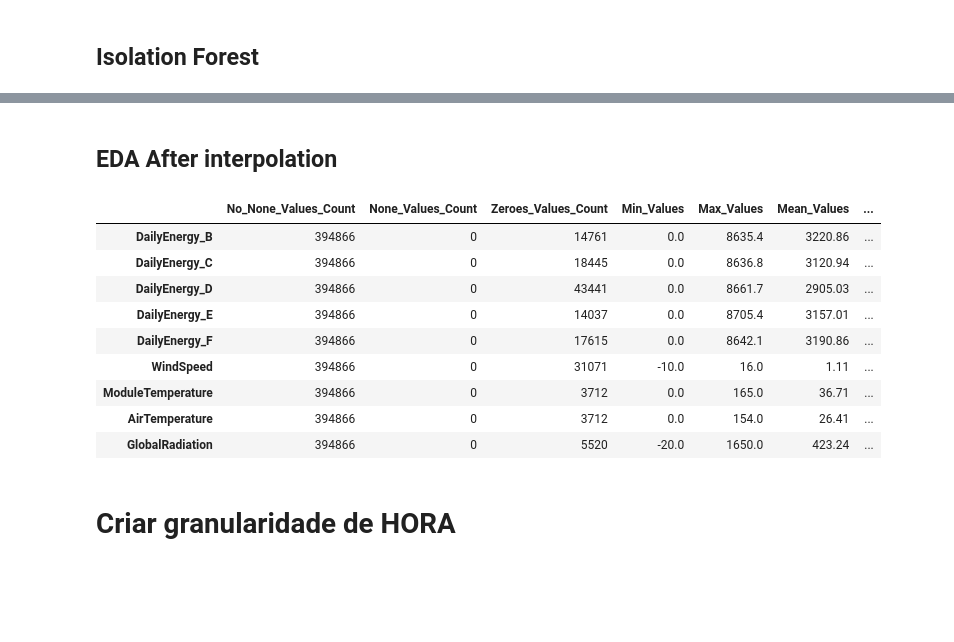
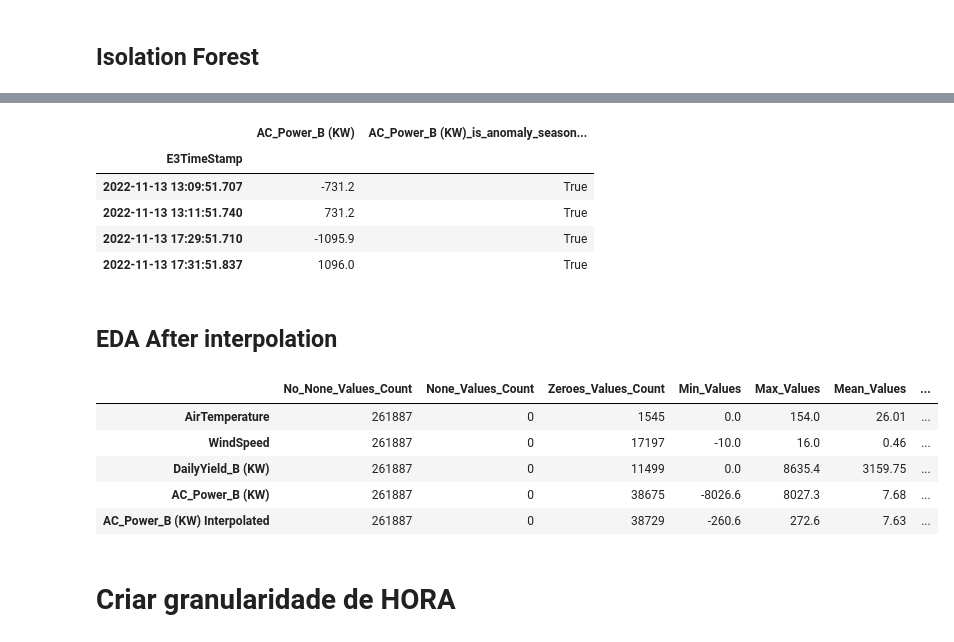
Before and after one commit to luisfernandoagottani/doctorade, a Jupyter notebook: notebooks/loanda/anomaly_detection.ipynb, the cells around one changed output, grey strips where cells are left out. Drawn from its saved outputs; the diff is of its cells as text; code cells hidden in the pictures; blank space fills up the shorter version.

```diff
--- a/notebooks/loanda/anomaly_detection.ipynb
+++ b/notebooks/loanda/anomaly_detection.ipynb
@@ -441,7 +530,7 @@ fig.show()
 ## Wind Speed
 # %%
 df_analysis['WindSpeed_is_anomaly'] = False
-df_analysis.loc[df[df.WindSpeed < 0].index,'WindSpeed_is_anomaly'] = True
+df_analysis.loc[df_analysis[df_analysis.WindSpeed < 0].index,'WindSpeed_is_anomaly'] = True
 # %%
 import plotly.express as px
 
@@ -651,7 +747,7 @@ algoritmo = 'Isolation Forest'
 
 df_anomaly = df_analysis_ml[['GlobalRadiation', 'AirTemperature', 'ModuleTemperature', 'WindSpeed','DailyYield_B (KW)', 'AC_Power_B (KW)']].copy()
 
-traning_portentage = 0.10
+traning_portentage = 0.01
 
 train_row_number = int(len(df_anomaly)*traning_portentage)
 
@@ -681,7 +777,7 @@ for y in df_anomaly.columns:
 
     # df_y.loc[total_anomalias.index,:] = None
     df_anomaly[str(y) + '_is_anomaly_'+algoritmo] = False
-    df_anomaly.loc[df_anomaly[(pd.concat([pd.Series(y_test_pred),pd.Series(y_train_pred)]) == 1).values].index,str(y) + '_is_anomaly_'+algoritmo] = True
+    df_anomaly.loc[df_anomaly[(pd.concat([pd.Series(abs(clf.decision_function(train)) >= clf.decision_function(train).std()*3),pd.Series(abs(clf.decision_function(test)) >= clf.decision_function(test).std()*3 )]) == True).values].index,str(y) + '_is_anomaly_'+algoritmo] = True
 
 end_time = time.time()
 
@@ -741,0 +994,14 @@ ml_evaluate
+# %%
+df_interpolation = df_anomaly.copy()
+df_interpolation.loc[df_interpolation[df_interpolation['AC_Power_B (KW)_is_anomaly_seasonal_decompose'] == True].index,'AC_Power_B (KW)'] = None
+# %%
+df['AC_Power_B (KW) Interpolated'] = df_interpolation['AC_Power_B (KW)'].interpolate()
+# %%
+df_true
+# %% [output]
+|  | AC_Power_B (KW) | AC_Power_B (KW)_is_anomaly_season... |
+| E3TimeStamp |  |  |
+| 2022-11-13 13:09:51.707 | -731.2 | True |
+| 2022-11-13 13:11:51.740 | 731.2 | True |
+| 2022-11-13 17:29:51.710 | -1095.9 | True |
+| 2022-11-13 17:31:51.837 | 1096.0 | True |
@@ -744,36 +1096,32 @@ ml_evaluate
 # %%
 try:
   df = df.set_index('E3TimeStamp')
 except:
   pass
 
 
-df_filtered = df_anomaly[['DailyEnergy_B', 'DailyEnergy_C', 'DailyEnergy_D', 'DailyEnergy_E', 'DailyEnergy_F','WindSpeed','ModuleTemperature','AirTemperature','GlobalRadiation']]
+df_filtered = df[['AirTemperature', 'WindSpeed','DailyYield_B (KW)', 'AC_Power_B (KW)','AC_Power_B (KW) Interpolated']]
 
 df_descricao = pd.DataFrame()
 
 df_descricao['No_None_Values_Count'] = round(df_filtered.apply(lambda x: x.count()),2)
 df_descricao['None_Values_Count'] = round(df_filtered.apply(lambda x: x.isnull().sum()),2)
 df_descricao['Zeroes_Values_Count'] = round(df_filtered.apply(lambda x: (x == 0).sum()),2)
 df_descricao['Min_Values'] = round(df_filtered.apply(lambda x: x.min()),2)
 df_descricao['Max_Values'] = round(df_filtered.apply(lambda x: x.max()),2)
 df_descricao['Mean_Values'] = round(df_filtered.apply(lambda x: x.mean()),2)
 df_descricao['Std_Values'] = round(df_filtered.apply(lambda x: x.std()),2)
 df_descricao['Sum of Values'] = round(df_filtered.apply(lambda x: x.sum()),0)
 df_descricao['Min_Date'] = df_filtered.index.min()
 df_descricao['Max_Date'] = df_filtered.index.max()
 df_descricao
 # %% [output]
 |  | No_None_Values_Count | None_Values_Count | Zeroes_Values_Count | Min_Values | Max_Values | Mean_Values | ... |
-| DailyEnergy_B | 394866 | 0 | 14761 | 0.0 | 8635.4 | 3220.86 | ... |
-| DailyEnergy_C | 394866 | 0 | 18445 | 0.0 | 8636.8 | 3120.94 | ... |
-| DailyEnergy_D | 394866 | 0 | 43441 | 0.0 | 8661.7 | 2905.03 | ... |
-| DailyEnergy_E | 394866 | 0 | 14037 | 0.0 | 8705.4 | 3157.01 | ... |
-| DailyEnergy_F | 394866 | 0 | 17615 | 0.0 | 8642.1 | 3190.86 | ... |
-| WindSpeed | 394866 | 0 | 31071 | -10.0 | 16.0 | 1.11 | ... |
-| ModuleTemperature | 394866 | 0 | 3712 | 0.0 | 165.0 | 36.71 | ... |
-| AirTemperature | 394866 | 0 | 3712 | 0.0 | 154.0 | 26.41 | ... |
-| GlobalRadiation | 394866 | 0 | 5520 | -20.0 | 1650.0 | 423.24 | ... |
+| AirTemperature | 261887 | 0 | 1545 | 0.0 | 154.0 | 26.01 | ... |
+| WindSpeed | 261887 | 0 | 17197 | -10.0 | 16.0 | 0.46 | ... |
+| DailyYield_B (KW) | 261887 | 0 | 11499 | 0.0 | 8635.4 | 3159.75 | ... |
+| AC_Power_B (KW) | 261887 | 0 | 38675 | -8026.6 | 8027.3 | 7.68 | ... |
+| AC_Power_B (KW) Interpolated | 261887 | 0 | 38729 | -260.6 | 272.6 | 7.63 | ... |
 # %%
 df_corr = df_filtered.corr()
 
```
Also changed, not shown: parts of 33 cells of this notebook, 1 other file.
